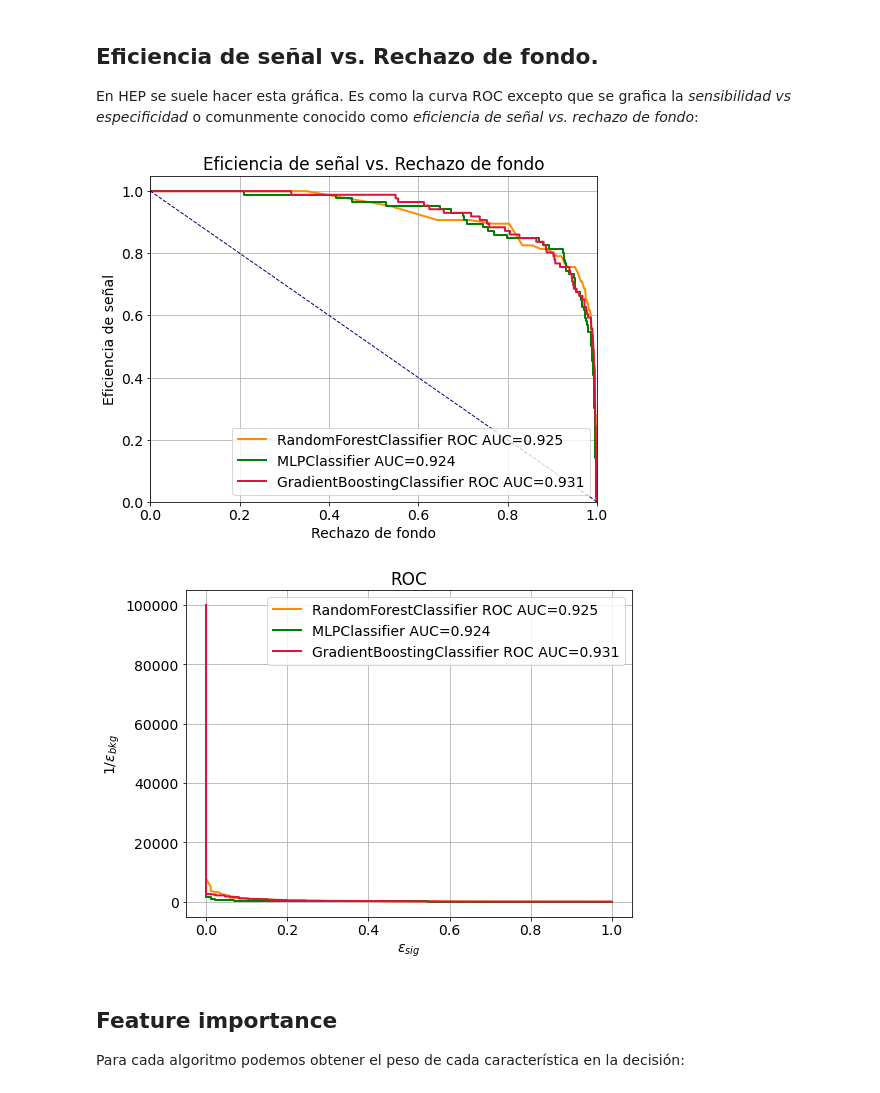
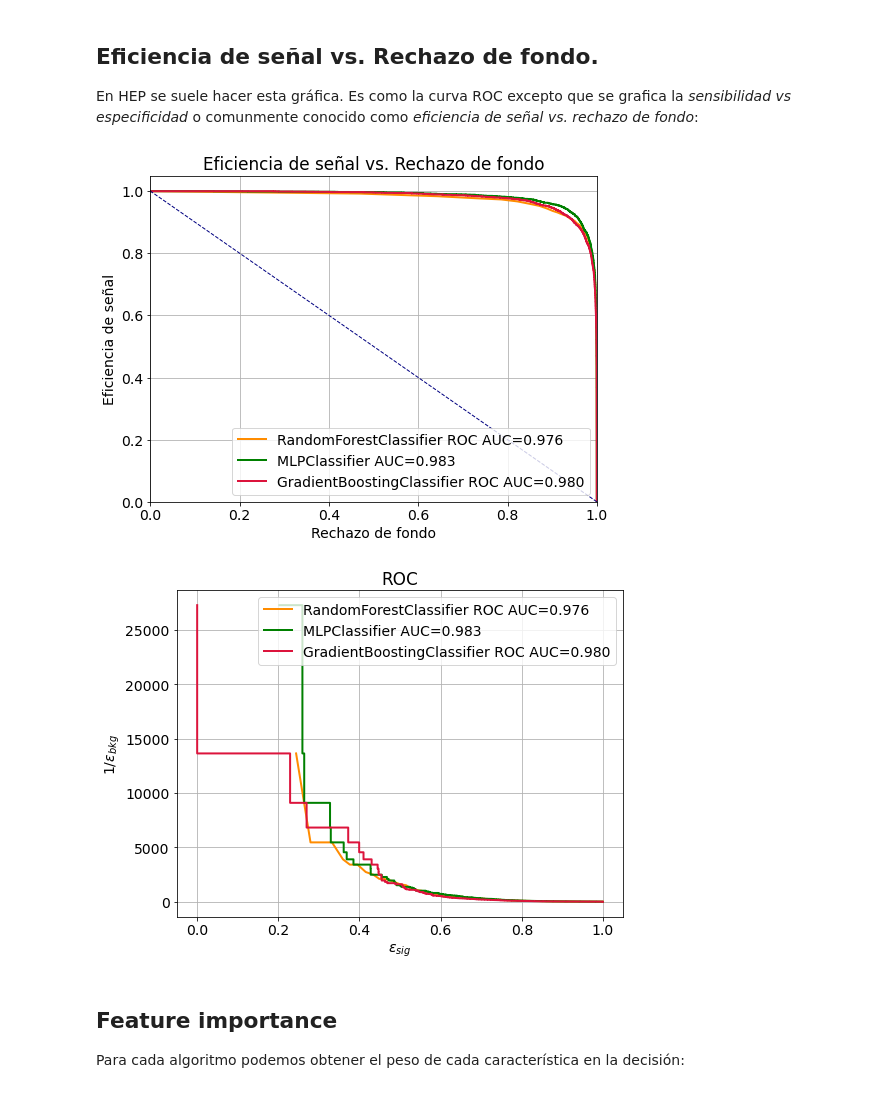
Before and after one commit to marianaiv/benchtools, a Jupyter notebook: notebooks/comparacion-algoritmos-sencillos.ipynb, the cells around one changed output. Cells and saved outputs as stored; diff of their text form; code cells hidden in the pictures.

Commit message:
uso de datos preprocesados con script y cambio de orden

```diff
--- a/notebooks/comparacion-algoritmos-sencillos.ipynb
+++ b/notebooks/comparacion-algoritmos-sencillos.ipynb
@@ -27,0 +15,11 @@ df_RD.head()
+# %%
+# Importamos los datos
+datos = ['../data/RD_GBC_0', '../data/RD_GBC_1', '../data/RD_GBC_2', '../data/RD_GBC_3', '../data/RD_GBC_4',
+        '../data/RD_GBC_5', '../data/RD_GBC_6', '../data/RD_GBC_7', '../data/RD_GBC_8', '../data/RD_GBC_9']
+df = pd.DataFrame()
+
+for path in datos:
+    df_i = pd.read_csv(path)
+    df = pd.concat([df, df_i])
+
+df.head()
@@ -58,6 +63,7 @@ def data_ready(df, label='label'):
 Separamos la tabla en dos: una con las características y otra con los labels. Luego, creamos un conjunto de entrenamiento y uno de prueba
 # %%
 # Separamos los datos en conjuntos de entrenamiento y prueba
+df_RD = df.sample(100000, random_state = 1)
 X, y = data_ready(df_RD)
 X_train, X_test, y_train, y_test = train_test_split(X, y, test_size=0.3, random_state=1) # 70% entrenamiento y 30% prueba
 # %% [markdown]
@@ -421,32 +426,32 @@ plt.ylabel('Eficiencia de señal')
 plt.title('Eficiencia de señal vs. Rechazo de fondo')
 plt.show()
 # %% [output]
-[figure, old version]
+[figure, new version]
 # %%
 plt.figure(figsize=(8, 6))
 matplotlib.rcParams.update({'font.size': 14})
 plt.grid()
 
 fpr, tpr, roc_auc = roc_curve_and_score(y_test, rf_prediccion_proba)
 plt.plot(tpr, 1/fpr, color='darkorange', lw=2,
          label='{} ROC AUC={:.3f}'.format(rf_nombre, roc_auc))
 
-#fpr, tpr, roc_auc = roc_curve_and_score(y_test, mlp_prediccion_proba)
-#plt.plot(tpr, 1/fpr, color='green', lw=2,
-#         label='{} AUC={:.3f}'.format(mlp_nombre, roc_auc))
+fpr, tpr, roc_auc = roc_curve_and_score(y_test, mlp_prediccion_proba)
+plt.plot(tpr, 1/fpr, color='green', lw=2,
+         label='{} AUC={:.3f}'.format(mlp_nombre, roc_auc))
 
 fpr, tpr, roc_auc = roc_curve_and_score(y_test, gb_prediccion_proba)
 plt.plot(tpr, 1/fpr, color='crimson', lw=2,
          label='{} ROC AUC={:.3f}'.format(gb_nombre, roc_auc))
 
 
 plt.legend(loc="upper right")
 plt.xlabel('$\epsilon_{sig}$')
 plt.ylabel('$1/\epsilon_{bkg}$')
 plt.title('ROC')
 plt.show()
 # %% [output]
-[figure, old version]
+[figure, new version]
 # %% [markdown]
 ## Feature importance
 Para cada algoritmo podemos obtener el peso de cada característica en la decisión:
```
Also changed, not shown: parts of 26 cells of this notebook.
